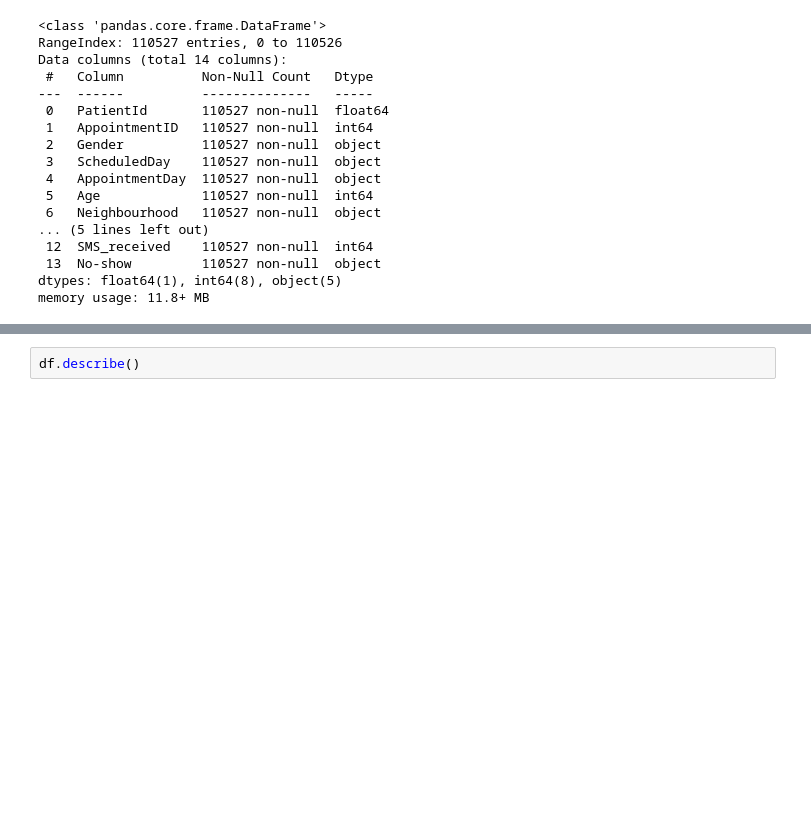
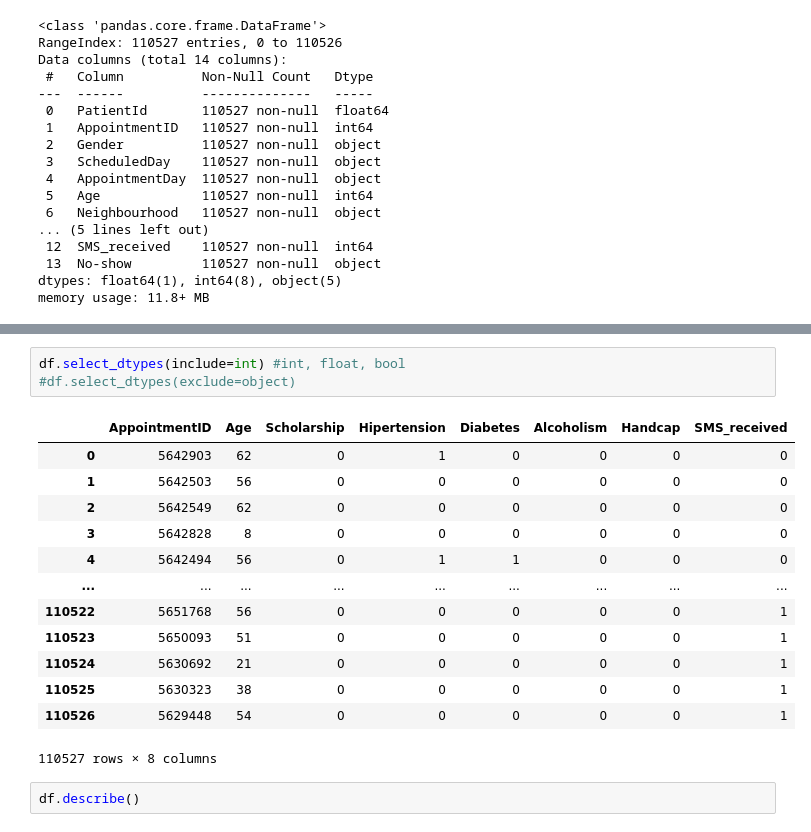
Before and after one commit to anneruhnke/no_show_analysis_update, a Jupyter notebook: no_show_analysis_update.ipynb, the cells around one changed output, grey strips where cells are left out. Saved outputs shown, nothing was run; the diff lists cells and outputs as text; blank space fills up the shorter version.

```diff
--- a/no_show_analysis_update.ipynb
+++ b/no_show_analysis_update.ipynb
@@ -85,3 +104,20 @@ memory usage: 11.8+ MB
+# %%
+df.select_dtypes(include=int) #int, float, bool
+#df.select_dtypes(exclude=object)
+# %% [output]
+|  | AppointmentID | Age | Scholarship | Hipertension | Diabetes | Alcoholism | Handcap | SMS_received |
+| 0 | 5642903 | 62 | 0 | 1 | 0 | 0 | 0 | 0 |
+| 1 | 5642503 | 56 | 0 | 0 | 0 | 0 | 0 | 0 |
+| 2 | 5642549 | 62 | 0 | 0 | 0 | 0 | 0 | 0 |
+| 3 | 5642828 | 8 | 0 | 0 | 0 | 0 | 0 | 0 |
+| 4 | 5642494 | 56 | 0 | 1 | 1 | 0 | 0 | 0 |
+| ... | ... | ... | ... | ... | ... | ... | ... | ... |
+| 110522 | 5651768 | 56 | 0 | 0 | 0 | 0 | 0 | 1 |
+| 110523 | 5650093 | 51 | 0 | 0 | 0 | 0 | 0 | 1 |
+| 110524 | 5630692 | 21 | 0 | 0 | 0 | 0 | 0 | 1 |
+| 110525 | 5630323 | 38 | 0 | 0 | 0 | 0 | 0 | 1 |
+| 110526 | 5629448 | 54 | 0 | 0 | 0 | 0 | 0 | 1 |
+110527 rows × 8 columns
 # %%
 df.describe()
 # %% [output]
```
Also changed, not shown: parts of 26 cells of this notebook.
